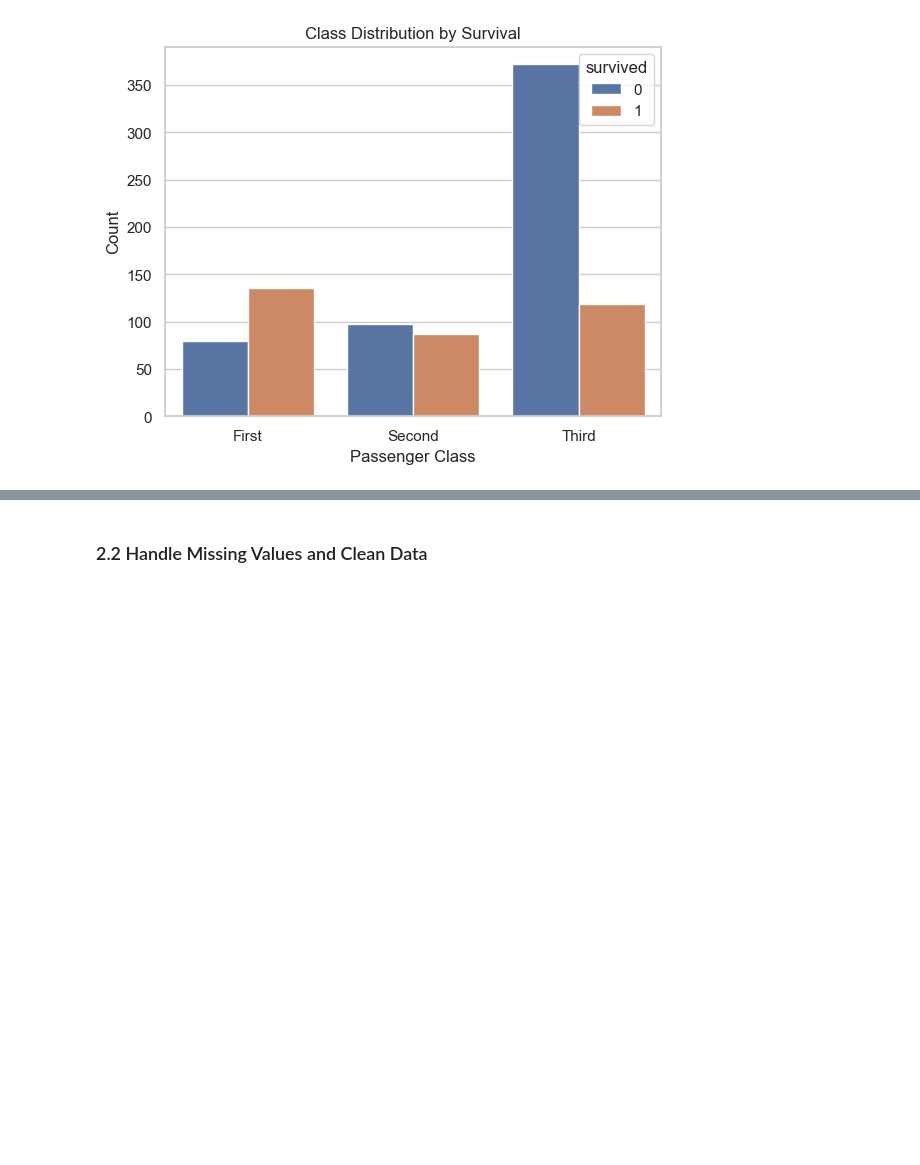
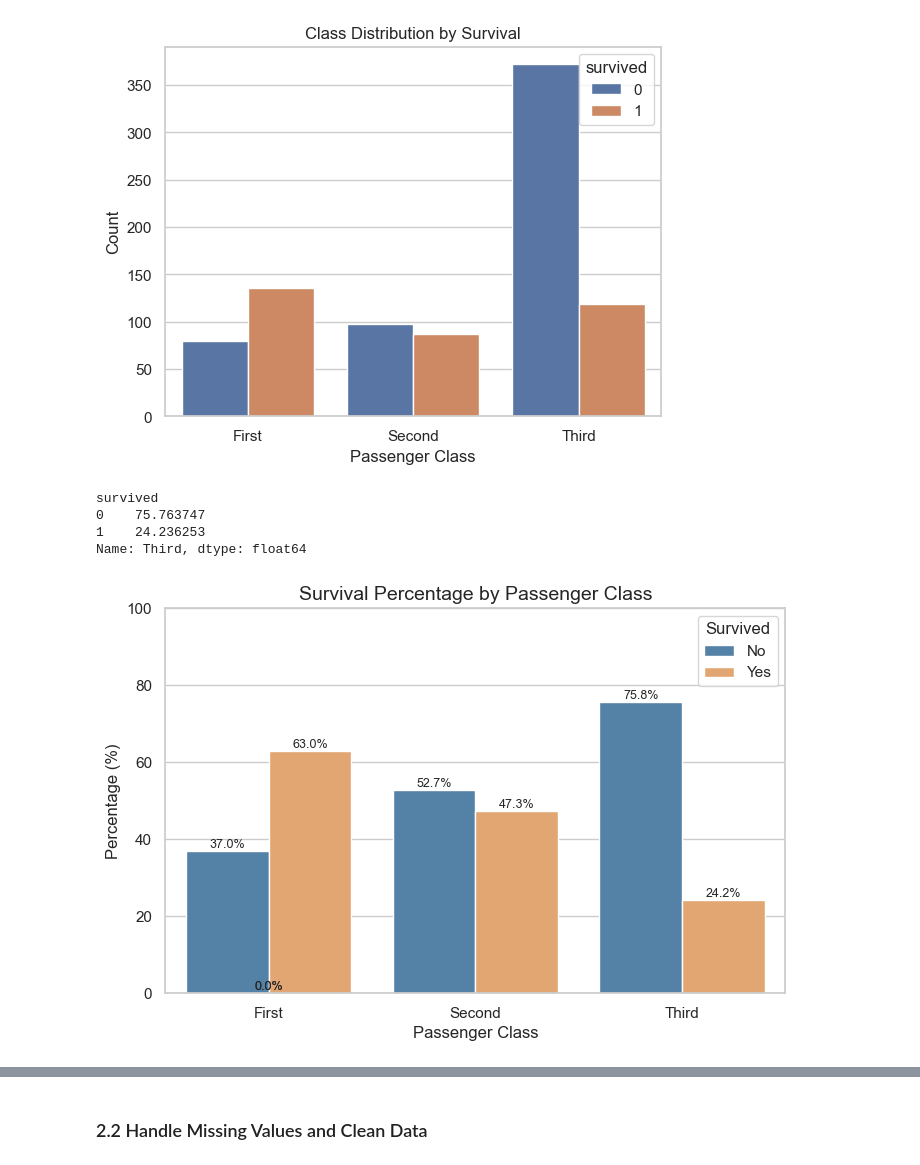
Before and after one commit to 14dstcyr/applied-ml-dstcyr, a Jupyter notebook: notebooks/project02/ml02_stcyr.ipynb, the cells around one changed output, grey strips where cells are left out. Drawn from its saved outputs; the diff is of its cells as text; code cells hidden in the pictures; blank space fills up the shorter version.

```diff
--- a/notebooks/project02/ml02_stcyr.ipynb
+++ b/notebooks/project02/ml02_stcyr.ipynb
@@ -191,5 +249,69 @@ plt.ylabel("Count")
 plt.show()
 # %% [output]
 [figure]
+# %%
+import pandas as pd
+
+# counts by class × survived
+ct = pd.crosstab(titanic['class'], titanic['survived'])
+
+# row-wise percentages
+pct = ct.div(ct.sum(axis=1), axis=0).mul(100)
+
+# (optional) if you only want Third class quickly:
+third_pct = pct.loc['Third']
+print(third_pct)  # survived=0 and 1 percentages
+# %% [output]
+survived
+0    75.763747
+1    24.236253
+Name: Third, dtype: float64
+# %%
+import seaborn as sns
+import matplotlib.pyplot as plt
+import pandas as pd
+
+# Crosstab → Percent
+ct = pd.crosstab(titanic['class'], titanic['survived'])
+pct = ct.div(ct.sum(axis=1), axis=0).mul(100)
+
+# Reshape for Seaborn
+dfp = pct.reset_index().melt(
+    id_vars='class',
+    var_name='survived',
+    value_name='percent'
+)
+
+plt.figure(figsize=(8,5))
+ax = sns.barplot(
+    data=dfp,
+    x='class',
+    y='percent',
+    hue='survived',
+    palette={0:'steelblue', 1:'sandybrown'}
+)
+ax.set_title('Survival Percentage by Passenger Class', fontsize=14)
+ax.set_ylabel('Percentage (%)', fontsize=12)
+ax.set_xlabel('Passenger Class', fontsize=12)
+ax.set_ylim(0, 100)
+
+# Fix legend (custom labels + matching colors)
+handles, labels = ax.get_legend_handles_labels()
+ax.legend(
+    handles,
+    ['No', 'Yes'],            # human-readable labels
+    title='Survived',
+    loc='best'
+)
+
+# Add percentage labels on bars
+for p in ax.patches:
+    ax.annotate(f"{p.get_height():.1f}%",
+                (p.get_x() + p.get_width() / 2., p.get_height()),
+                ha='center', va='bottom', fontsize=9)
+
+plt.show()
+# %% [output]
+[figure, added]
 # %% [markdown]
 **Reflection 2.1**
```
Also changed, not shown: parts of 12 cells of this notebook.
